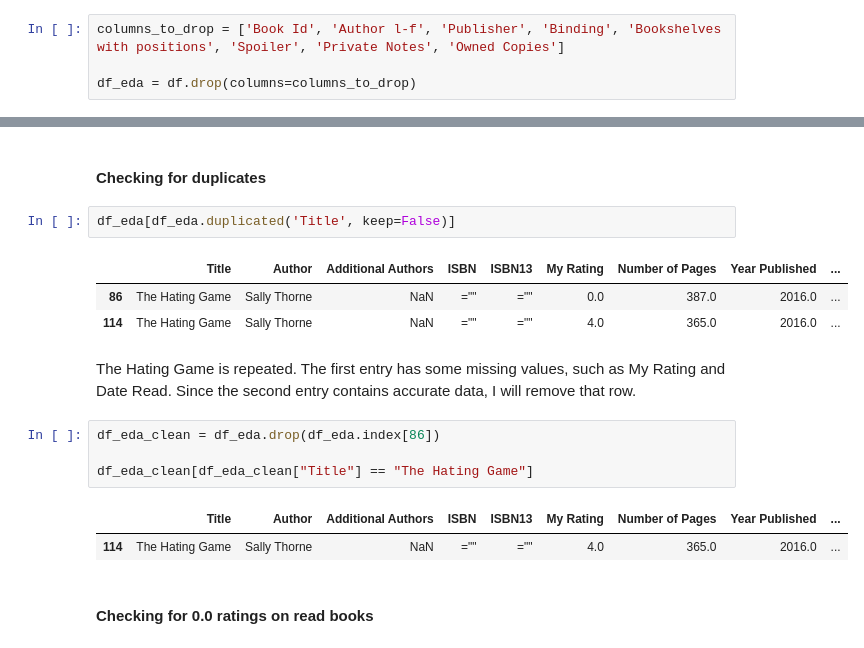
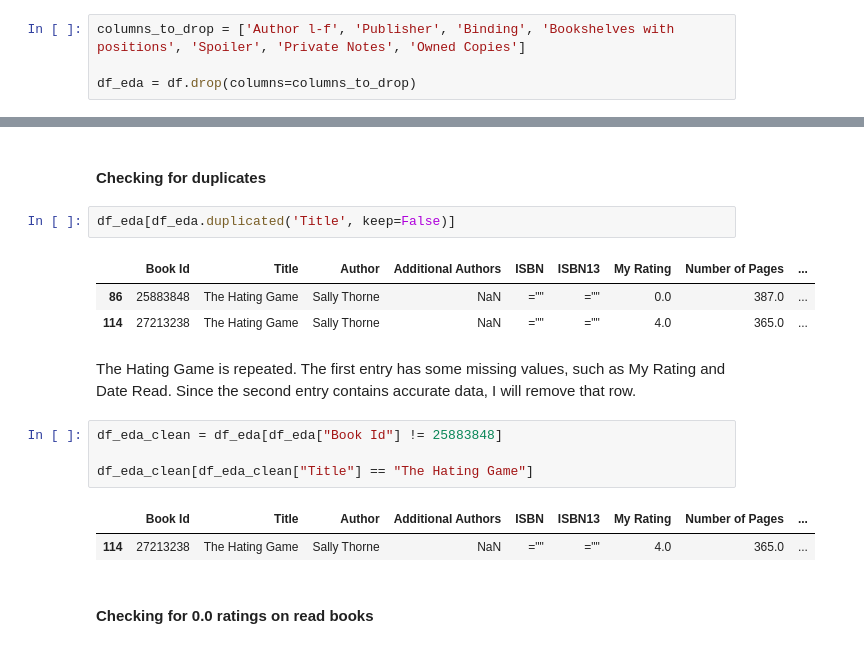
Before and after one commit to clara-oberle/personal-book-recommender, a Jupyter notebook: notebooks/01_eda.ipynb, the cells around one changed output, grey strips where cells are left out. Cells and saved outputs as stored; diff of their text form.

```diff
--- a/notebooks/01_eda.ipynb
+++ b/notebooks/01_eda.ipynb
@@ -75,7 +75,7 @@ print(columns_names)
 # %% [markdown]
 ### 1.3 Data cleaning and missing values
 # %%
-columns_to_drop = ['Book Id', 'Author l-f', 'Publisher', 'Binding', 'Bookshelves with positions', 'Spoiler', 'Private Notes', 'Owned Copies']
+columns_to_drop = ['Author l-f', 'Publisher', 'Binding', 'Bookshelves with positions', 'Spoiler', 'Private Notes', 'Owned Copies']
 
 df_eda = df.drop(columns=columns_to_drop)
 # %%
@@ -154,18 +157,18 @@ read_books.describe().T
 # %%
 df_eda[df_eda.duplicated('Title', keep=False)]
 # %% [output]
-|  | Title | Author | Additional Authors | ISBN | ISBN13 | My Rating | Number of Pages | Year Published | ... |
-| 86 | The Hating Game | Sally Thorne | NaN | ="" | ="" | 0.0 | 387.0 | 2016.0 | ... |
-| 114 | The Hating Game | Sally Thorne | NaN | ="" | ="" | 4.0 | 365.0 | 2016.0 | ... |
+|  | Book Id | Title | Author | Additional Authors | ISBN | ISBN13 | My Rating | Number of Pages | ... |
+| 86 | 25883848 | The Hating Game | Sally Thorne | NaN | ="" | ="" | 0.0 | 387.0 | ... |
+| 114 | 27213238 | The Hating Game | Sally Thorne | NaN | ="" | ="" | 4.0 | 365.0 | ... |
 # %% [markdown]
 The Hating Game is repeated. The first entry has some missing values, such as My Rating and Date Read. Since the second entry contains accurate data, I will remove that row.
 # %%
-df_eda_clean = df_eda.drop(df_eda.index[86])
+df_eda_clean = df_eda[df_eda["Book Id"] != 25883848]
 
 df_eda_clean[df_eda_clean["Title"] == "The Hating Game"]
 # %% [output]
-|  | Title | Author | Additional Authors | ISBN | ISBN13 | My Rating | Number of Pages | Year Published | ... |
-| 114 | The Hating Game | Sally Thorne | NaN | ="" | ="" | 4.0 | 365.0 | 2016.0 | ... |
+|  | Book Id | Title | Author | Additional Authors | ISBN | ISBN13 | My Rating | Number of Pages | ... |
+| 114 | 27213238 | The Hating Game | Sally Thorne | NaN | ="" | ="" | 4.0 | 365.0 | ... |
 # %% [markdown]
 #### Checking for 0.0 ratings on read books
 # %%
```
Also changed, not shown: parts of 11 cells of this notebook, 1 other file.
